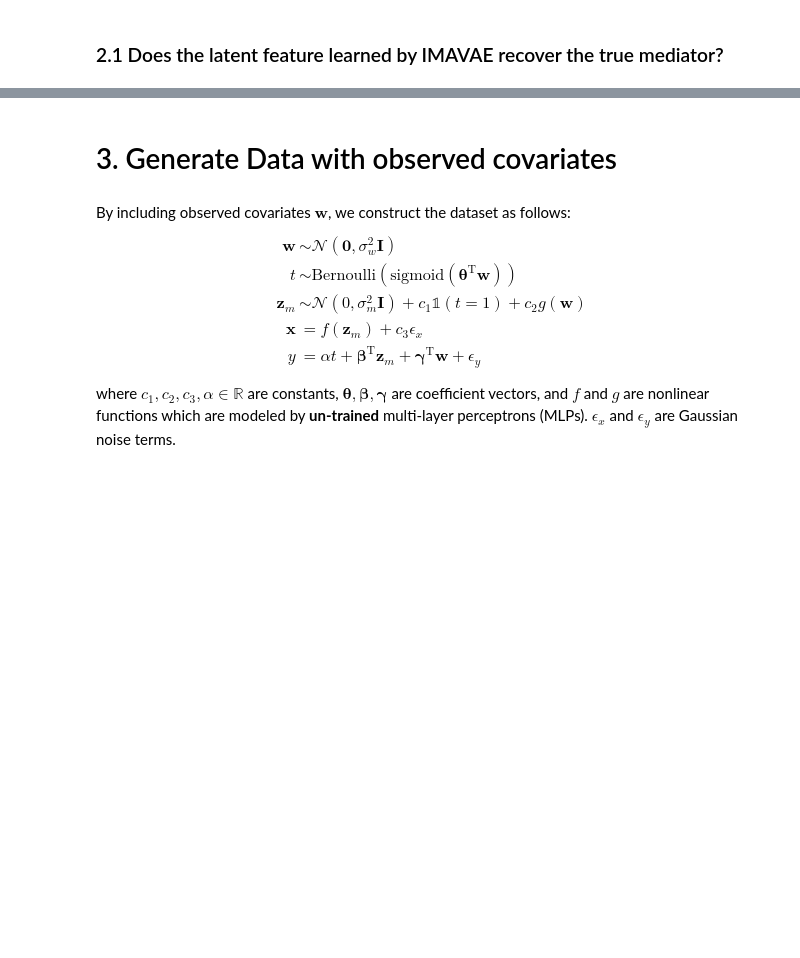
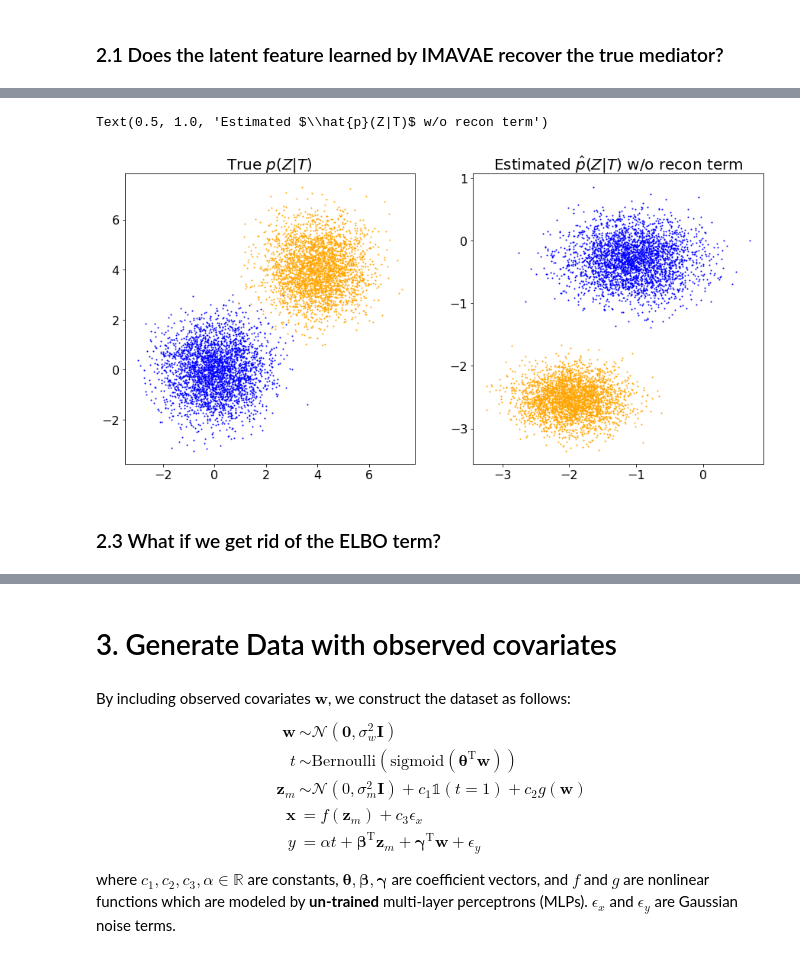
Before and after one commit to jzy95310/IMAVAE, a Jupyter notebook: experiments/sync_data_exp.ipynb, the cells around one changed output, grey strips where cells are left out. Drawn from its saved outputs; the diff is of its cells as text; code cells hidden in the pictures; blank space fills up the shorter version.

```diff
--- a/experiments/sync_data_exp.ipynb
+++ b/experiments/sync_data_exp.ipynb
@@ -140,0 +147,23 @@ Text(0.5, 1.0, '$p(Z_m|1-T)$ estimated by IMAVAE')
+# %%
+imavae = IMAVAE(n_components=2, n_sup_networks=2, n_hidden_layers=2, hidden_dim=25,
+               optim_name='Adam', recon_weight=0., elbo_weight=0.1, sup_weight=1.)
+_ = imavae.fit(
+    X, T, Y, X_val=X, aux_val=T, y_val=Y,
+    lr=1e-5, n_epochs=200, pretrain=False, verbose=1
+)
+acme_c_mean, acme_c_std = imavae.acme_score(T, treatment=False)
+acme_t_mean, acme_t_std = imavae.acme_score(T, treatment=True)
+ade_c_mean, ade_c_std = imavae.ade_score(T, treatment=False)
+ade_t_mean, ade_t_std = imavae.ade_score(T, treatment=True)
+ate_mean, ate_std = imavae.ate_score(T)
+print("ACME (control) = {:.4f} +/- {:.4f}".format(acme_c_mean, acme_c_std))
+print("ACME (treatment) = {:.4f} +/- {:.4f}".format(acme_t_mean, acme_t_std))
+print("ADE (control) = {:.4f} +/- {:.4f}".format(ade_c_mean, ade_c_std))
+print("ADE (treatment) = {:.4f} +/- {:.4f}".format(ade_t_mean, ade_t_std))
+print("ATE = {:.4f} +/- {:.4f}".format(ate_mean, ate_std))
+print("-------------------------------------")
+print("ACME err (control) = {:.4f} +/- {:.4f}".format(abs(acme_c - acme_c_mean), acme_c_std))
+print("ACME err (treatment) = {:.4f} +/- {:.4f}".format(abs(acme_t - acme_t_mean), acme_t_std))
+print("ADE err (control) = {:.4f} +/- {:.4f}".format(abs(ade_c - ade_c_mean), ade_c_std))
+print("ADE err (treatment) = {:.4f} +/- {:.4f}".format(abs(ade_t - ade_t_mean), ade_t_std))
+print("ATE err = {:.4f} +/- {:.4f}".format(abs(ate - ate_mean), ate_std))
@@ -140,0 +186,21 @@ Text(0.5, 1.0, '$p(Z_m|1-T)$ estimated by IMAVAE')
+# %%
+with torch.no_grad():
+    t0, t1 = torch.zeros(N, 1), torch.ones(N, 1)
+    z_m0 = imavae.prior_dist.sample(*imavae.ivae.prior_params(t0))
+    z_m1 = imavae.prior_dist.sample(*imavae.ivae.prior_params(t1))
+    # Estimated z_m for factual outcomes
+    z_m = torch.stack([z_m0[i,:] if T[i,0] == 0 else z_m1[i,:] for i in range(N)])
+
+c_dict = {0: 'blue', 1: 'orange'}
+fig, axs = plt.subplots(1, 2, figsize=(15,7))
+for g in np.unique(T.squeeze()):
+    i = np.where(T.squeeze() == g)
+    axs[0].scatter(Z_m[i,0], Z_m[i,1], c=c_dict[g], label=g, s=1)
+    axs[1].scatter(z_m[i,0], z_m[i,1], c=c_dict[g], label=g, s=1)
+axs[0].set_title("True $p(Z|T)$", size=20)
+axs[1].set_title("Estimated $\hat{p}(Z|T)$ w/o recon term", size=20)
+# %% [output]
+Text(0.5, 1.0, 'Estimated $\\hat{p}(Z|T)$ w/o recon term')
+[figure, added]
+# %% [markdown]
+### 2.3 What if we get rid of the ELBO term?
```
Also changed, not shown: parts of 17 cells of this notebook, 1 other file.
